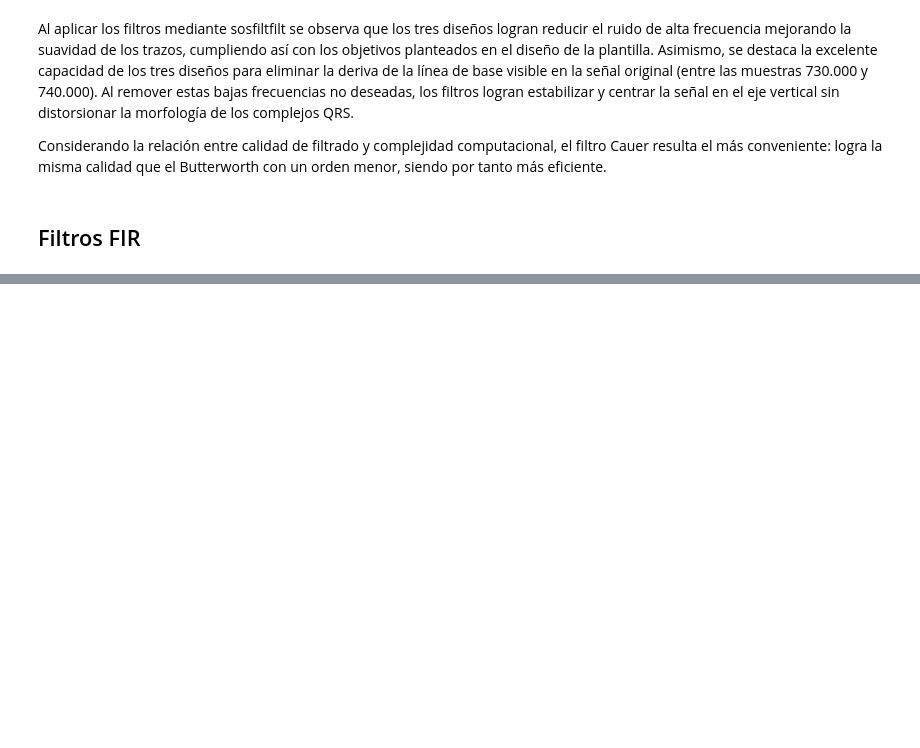
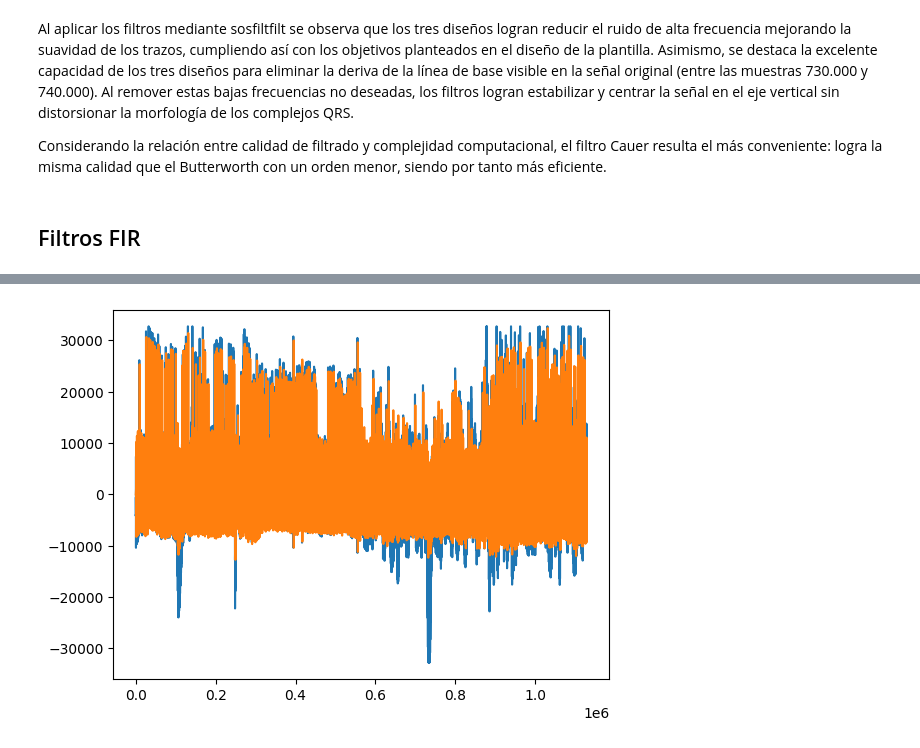
Before and after one commit to AlejoDAlesio/TS, a Jupyter notebook: TS7.ipynb, the cells around one changed output, grey strips where cells are left out. Saved outputs shown, nothing was run; the diff lists cells and outputs as text; code cells hidden in the pictures; blank space fills up the shorter version.

Commit message:
Edite TS7
agregue filtro FIR window

```diff
--- a/TS7.ipynb
+++ b/TS7.ipynb
@@ -259,0 +369,80 @@ Ahora vamos a diseñar los filtros FIR, manteniendo los limites impuestos anteri
+# %%
+
+
+##################
+## ECG con ruido
+##################
+
+mat_struct = sio.loadmat(r'pdstestbench/ECG_TP4.mat')
+
+ecg_one_lead = mat_struct['ecg_lead'].flatten() #lo aplanamos
+cant_muestras = len(ecg_one_lead)
+
+#Procesar ecg
+
+ECG_f_win = sig.lfilter(b_win,1., ecg_one_lead)
+
+
+b_win
+plt.figure()
+plt.plot(ecg_one_lead)
+plt.plot(ECG_f_win)
+
+###################################
+#%% Regiones de interés sin ruido #
+###################################
+
+regs_interes = (
+        [4000, 5500], # muestras
+        [10e3, 11e3], # muestras
+        )
+
+for ii in regs_interes:
+
+    # intervalo limitado de 0 a cant_muestras
+    zoom_region = np.arange(np.max([0, ii[0]]), np.min([cant_muestras, ii[1]]), dtype='uint')
+
+    plt.figure()
+    plt.plot(zoom_region, ecg_one_lead[zoom_region], label='ECG', linewidth=2)
+    plt.plot(zoom_region, ECG_f_win[zoom_region + demora], label='FIR Window')
+
+    plt.title('ECG filtering example from ' + str(ii[0]) + ' to ' + str(ii[1]) )
+    plt.ylabel('Adimensional')
+    plt.xlabel('Muestras (#)')
+
+    axes_hdl = plt.gca()
+    axes_hdl.legend()
+    axes_hdl.set_yticks(())
+
+    plt.show()
+
+###################################
+#%% Regiones de interés con ruido #
+###################################
+
+regs_interes = (
+        np.array([5, 5.2]) *60*fs, # minutos a muestras
+        np.array([12, 12.4]) *60*fs, # minutos a muestras
+        np.array([15, 15.2]) *60*fs, # minutos a muestras
+        )
+
+for ii in regs_interes:
+
+    # intervalo limitado de 0 a cant_muestras
+    zoom_region = np.arange(np.max([0, ii[0]]), np.min([cant_muestras, ii[1]]), dtype='uint')
+
+    plt.figure()
+    plt.plot(zoom_region, ecg_one_lead[zoom_region], label='ECG', linewidth=2)
+    plt.plot(zoom_region, ECG_f_win[zoom_region + demora], label='FIR Window')
+
+    plt.title('ECG filtering example from ' + str(ii[0]) + ' to ' + str(ii[1]) )
+    plt.ylabel('Adimensional')
+    plt.xlabel('Muestras (#)')
+
+    axes_hdl = plt.gca()
+    axes_hdl.legend()
+    axes_hdl.set_yticks(())
+
+    plt.show()
+# %% [output]
+[figure, added]
```
Also changed, not shown: parts of 3 cells of this notebook.
